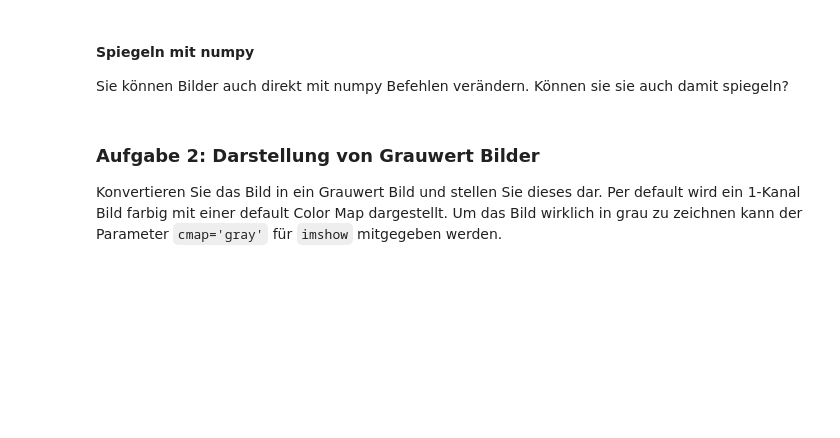
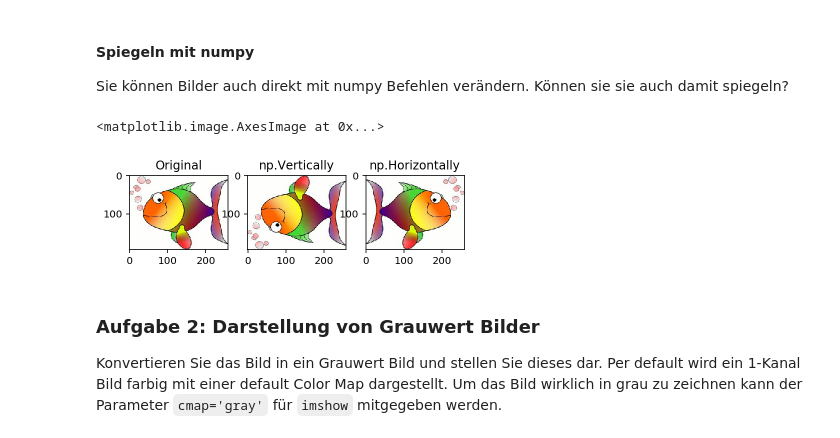
Before and after one commit to tschibu/hslu-ipcv-exercises, a Jupyter notebook: exercise01/uebung1.ipynb, the cells around one changed output. Cells and saved outputs as stored; diff of their text form; code cells hidden in the pictures; blank space fills up the shorter version.

```diff
--- a/exercise01/uebung1.ipynb
+++ b/exercise01/uebung1.ipynb
@@ -120,6 +158,24 @@ plt.imshow(image_mirror_hor)
 #### Spiegeln mit numpy
 
 Sie können Bilder auch direkt mit numpy Befehlen verändern. Können sie sie auch damit spiegeln?
+# %%
+image_mirror_np_vert = np.flip(image_rgb, 0)
+image_mirror_np_hor = np.flip(image_rgb, 1)
+
+plt.subplot(1,3,1)
+plt.title("Original")
+plt.imshow(image_rgb)
+
+plt.subplot(1,3,2)
+plt.title("np.Vertically")
+plt.imshow(image_mirror_np_vert)
+
+plt.subplot(1,3,3)
+plt.title("np.Horizontally")
+plt.imshow(image_mirror_np_hor)
+# %% [output]
+<matplotlib.image.AxesImage at 0x...>
+[figure, added]
 # %% [markdown]
 ### Aufgabe 2: Darstellung von Grauwert Bilder
 Konvertieren Sie das Bild in ein Grauwert Bild und stellen Sie dieses dar. Per default wird ein 1-Kanal Bild farbig mit einer default Color Map dargestellt. Um das Bild wirklich in grau zu zeichnen kann der Parameter `cmap='gray'` für `imshow` mitgegeben werden.
```
Also changed, not shown: parts of 41 cells of this notebook, 3 other files.
